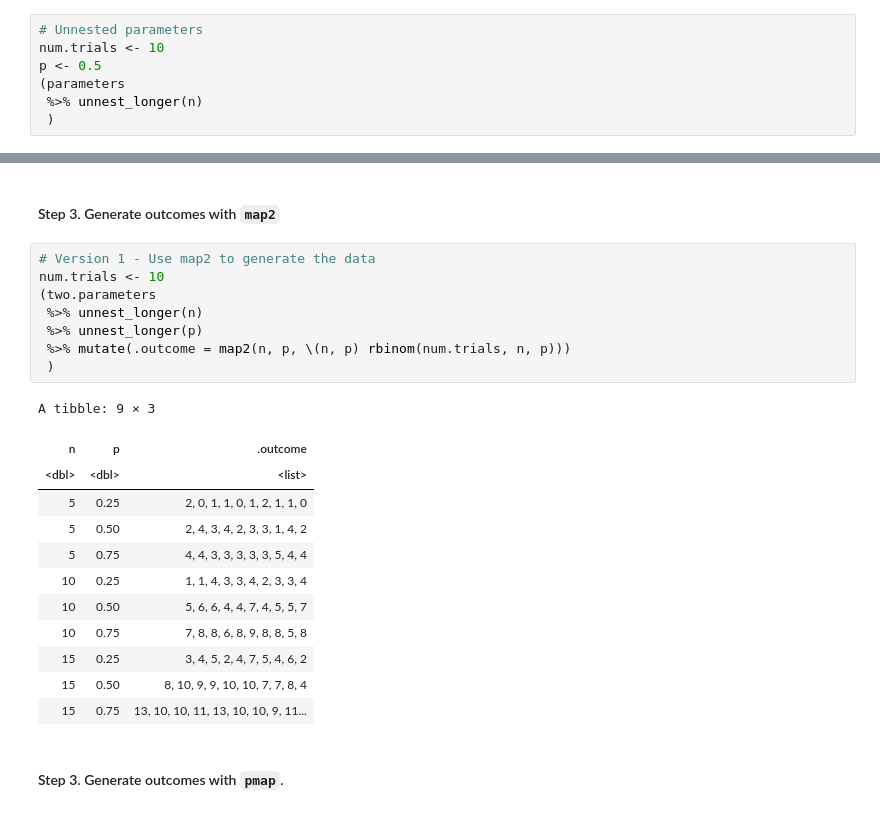
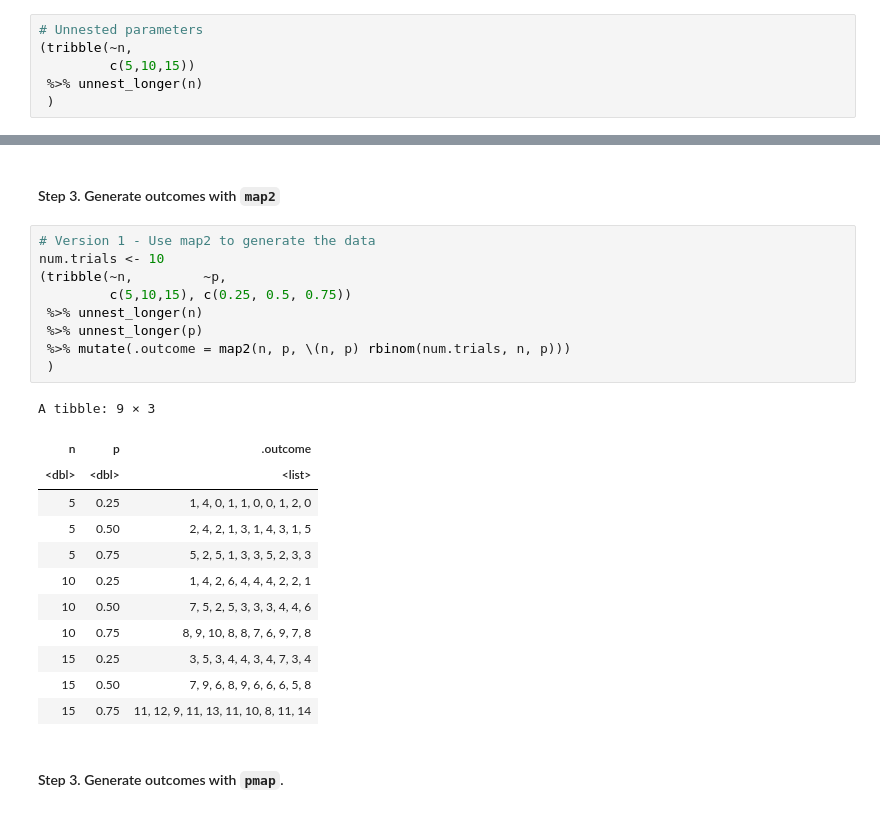
Before and after one commit to yardsale8/probability_simulations_in_R, a Jupyter notebook: 2_5_introduction_to_parametric_simulations.ipynb, the cells around one changed output, grey strips where cells are left out. Cells and saved outputs as stored; diff of their text form.

```diff
--- a/2_5_introduction_to_parametric_simulations.ipynb
+++ b/2_5_introduction_to_parametric_simulations.ipynb
@@ -72,9 +71,8 @@ A tibble: 1 × 1
 5. Drop the outcome column.
 # %%
 # Unnested parameters
-num.trials <- 10
-p <- 0.5
-(parameters
+(tribble(~n,
+         c(5,10,15))
  %>% unnest_longer(n)
  )
 # %% [output]
@@ -369,24 +391,25 @@ A tibble: 9 × 2
 # %%
 # Version 1 - Use map2 to generate the data
 num.trials <- 10
-(two.parameters
+(tribble(~n,         ~p,
+         c(5,10,15), c(0.25, 0.5, 0.75))
  %>% unnest_longer(n)
  %>% unnest_longer(p)
  %>% mutate(.outcome = map2(n, p, \(n, p) rbinom(num.trials, n, p)))
  )
 # %% [output]
 A tibble: 9 × 3
 | n | p | .outcome |
 | <dbl> | <dbl> | <list> |
-| 5 | 0.25 | 2, 0, 1, 1, 0, 1, 2, 1, 1, 0 |
-| 5 | 0.50 | 2, 4, 3, 4, 2, 3, 3, 1, 4, 2 |
-| 5 | 0.75 | 4, 4, 3, 3, 3, 3, 3, 5, 4, 4 |
-| 10 | 0.25 | 1, 1, 4, 3, 3, 4, 2, 3, 3, 4 |
-| 10 | 0.50 | 5, 6, 6, 4, 4, 7, 4, 5, 5, 7 |
-| 10 | 0.75 | 7, 8, 8, 6, 8, 9, 8, 8, 5, 8 |
-| 15 | 0.25 | 3, 4, 5, 2, 4, 7, 5, 4, 6, 2 |
-| 15 | 0.50 | 8, 10, 9, 9, 10, 10, 7, 7, 8, 4 |
-| 15 | 0.75 | 13, 10, 10, 11, 13, 10, 10, 9, 11... |
+| 5 | 0.25 | 1, 4, 0, 1, 1, 0, 0, 1, 2, 0 |
+| 5 | 0.50 | 2, 4, 2, 1, 3, 1, 4, 3, 1, 5 |
+| 5 | 0.75 | 5, 2, 5, 1, 3, 3, 5, 2, 3, 3 |
+| 10 | 0.25 | 1, 4, 2, 6, 4, 4, 4, 2, 2, 1 |
+| 10 | 0.50 | 7, 5, 2, 5, 3, 3, 3, 4, 4, 6 |
+| 10 | 0.75 | 8, 9, 10, 8, 8, 7, 6, 9, 7, 8 |
+| 15 | 0.25 | 3, 5, 3, 4, 4, 3, 4, 7, 3, 4 |
+| 15 | 0.50 | 7, 9, 6, 8, 9, 6, 6, 6, 5, 8 |
+| 15 | 0.75 | 11, 12, 9, 11, 13, 11, 10, 8, 11, 14 |
 # %% [markdown]
 #### Step 3. Generate outcomes with `pmap`.
 # %%
```
Also changed, not shown: parts of 31 cells of this notebook.
